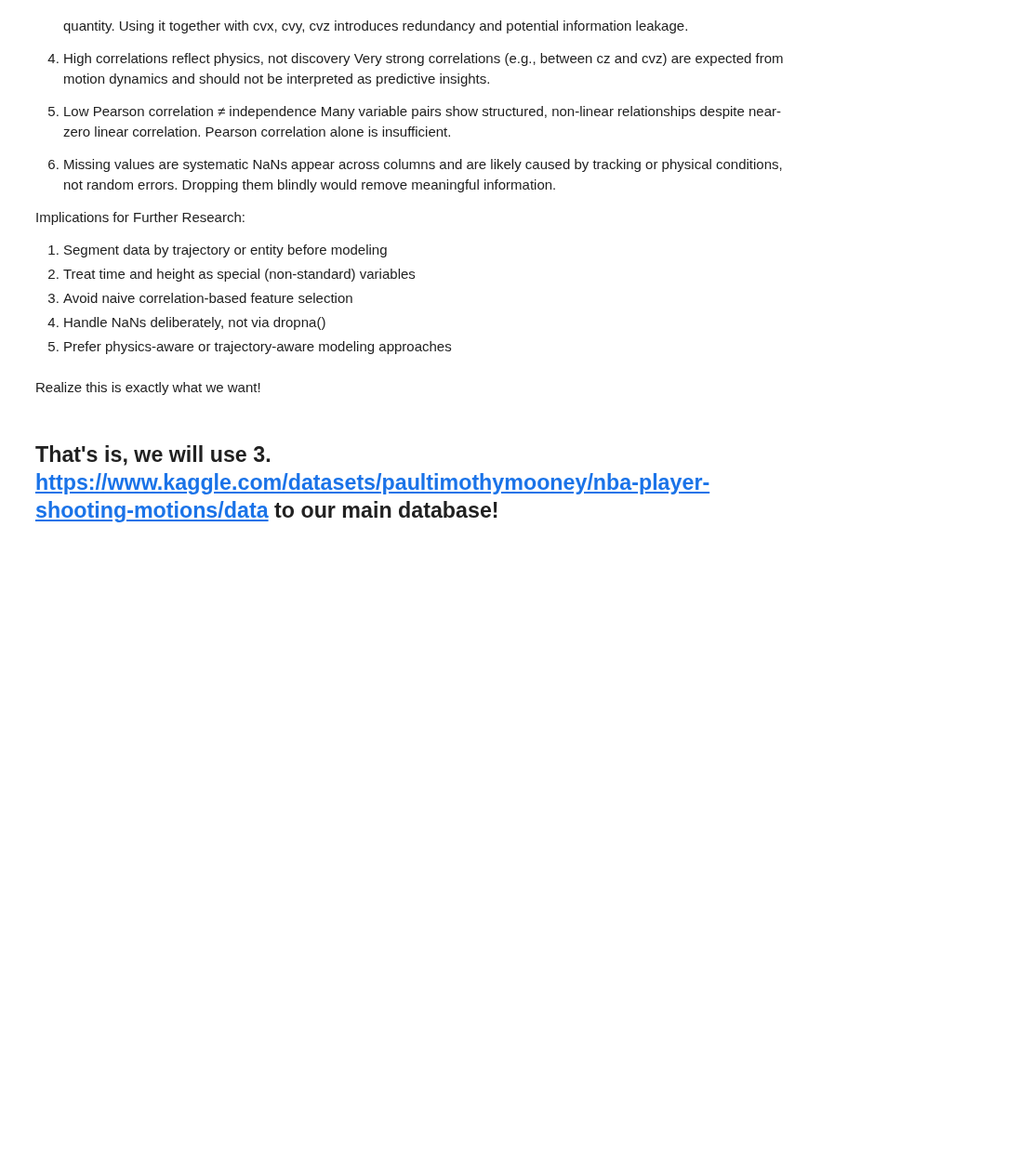
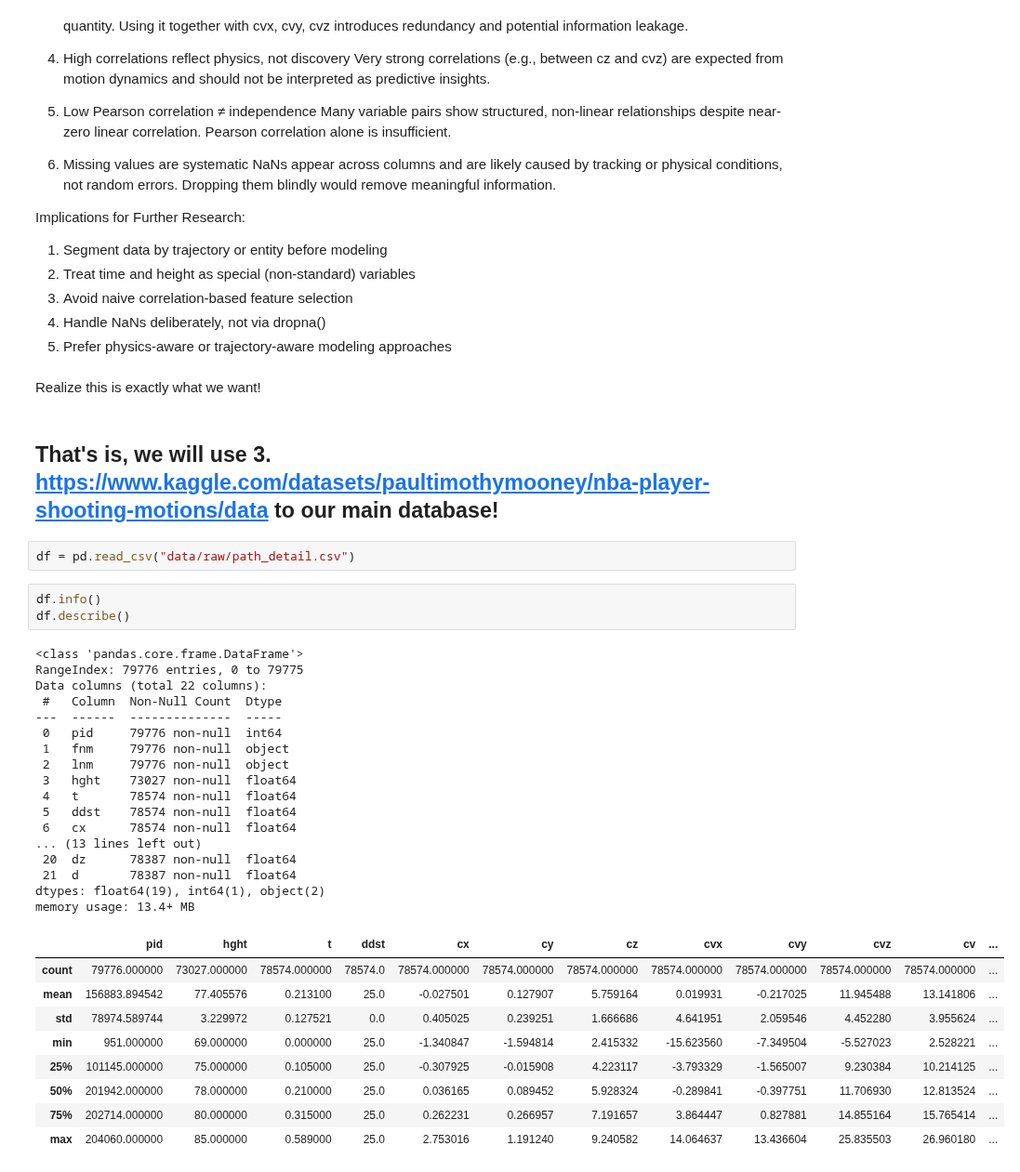
Before and after one commit to hankong0222/Baketball-projection-analysis-and-prediction, a Jupyter notebook: data_anlysis.ipynb, the cells around one changed output. Shown at 93% size. Cells and saved outputs as stored; diff of their text form; blank space fills up the shorter version.

```diff
--- a/data_anlysis.ipynb
+++ b/data_anlysis.ipynb
@@ -316,3 +316,35 @@ Implications for Further Research:
 Realize this is exactly what we want!
 # %% [markdown]
 ## That's is, we will use 3. https://www.kaggle.com/datasets/paultimothymooney/nba-player-shooting-motions/data to our main database!
+# %%
+df = pd.read_csv("data/raw/path_detail.csv")
+# %%
+df.info()
+df.describe()
+# %% [output]
+<class 'pandas.core.frame.DataFrame'>
+RangeIndex: 79776 entries, 0 to 79775
+Data columns (total 22 columns):
+ #   Column  Non-Null Count  Dtype
+---  ------  --------------  -----
+ 0   pid     79776 non-null  int64
+ 1   fnm     79776 non-null  object
+ 2   lnm     79776 non-null  object
+ 3   hght    73027 non-null  float64
+ 4   t       78574 non-null  float64
+ 5   ddst    78574 non-null  float64
+ 6   cx      78574 non-null  float64
+... (13 lines left out)
+ 20  dz      78387 non-null  float64
+ 21  d       78387 non-null  float64
+dtypes: float64(19), int64(1), object(2)
+memory usage: 13.4+ MB
+|  | pid | hght | t | ddst | cx | cy | cz | cvx | cvy | cvz | cv | ... |
+| count | 79776.000000 | 73027.000000 | 78574.000000 | 78574.0 | 78574.000000 | 78574.000000 | 78574.000000 | 78574.000000 | 78574.000000 | 78574.000000 | 78574.000000 | ... |
+| mean | 156883.894542 | 77.405576 | 0.213100 | 25.0 | -0.027501 | 0.127907 | 5.759164 | 0.019931 | -0.217025 | 11.945488 | 13.141806 | ... |
+| std | 78974.589744 | 3.229972 | 0.127521 | 0.0 | 0.405025 | 0.239251 | 1.666686 | 4.641951 | 2.059546 | 4.452280 | 3.955624 | ... |
+| min | 951.000000 | 69.000000 | 0.000000 | 25.0 | -1.340847 | -1.594814 | 2.415332 | -15.623560 | -7.349504 | -5.527023 | 2.528221 | ... |
+| 25% | 101145.000000 | 75.000000 | 0.105000 | 25.0 | -0.307925 | -0.015908 | 4.223117 | -3.793329 | -1.565007 | 9.230384 | 10.214125 | ... |
+| 50% | 201942.000000 | 78.000000 | 0.210000 | 25.0 | 0.036165 | 0.089452 | 5.928324 | -0.289841 | -0.397751 | 11.706930 | 12.813524 | ... |
+| 75% | 202714.000000 | 80.000000 | 0.315000 | 25.0 | 0.262231 | 0.266957 | 7.191657 | 3.864447 | 0.827881 | 14.855164 | 15.765414 | ... |
+| max | 204060.000000 | 85.000000 | 0.589000 | 25.0 | 2.753016 | 1.191240 | 9.240582 | 14.064637 | 13.436604 | 25.835503 | 26.960180 | ... |
```
Also changed, not shown: parts of 3 cells of this notebook, 3 other files.
